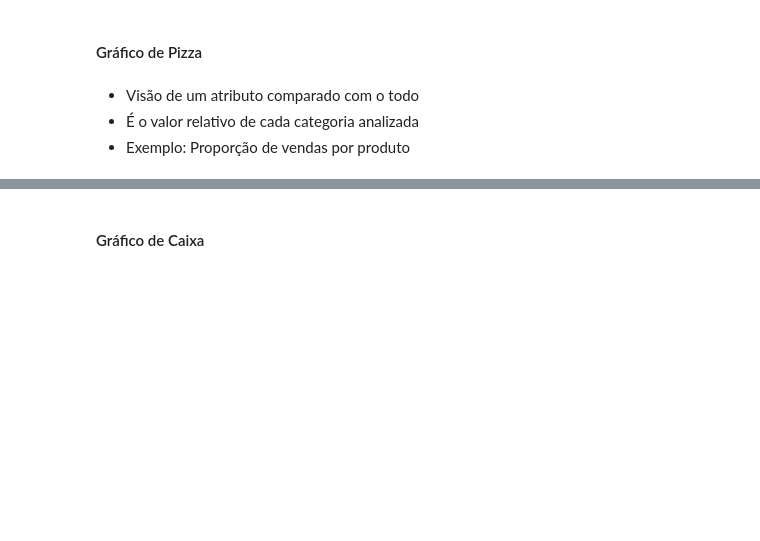
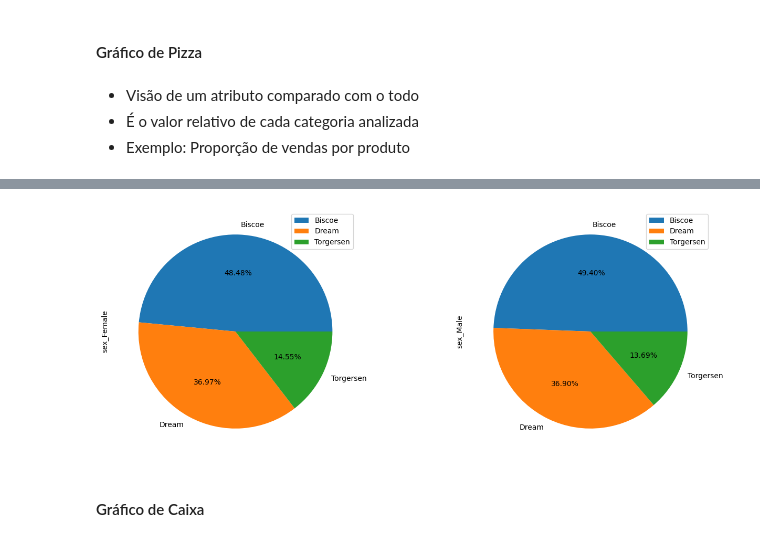
Before and after one commit to eltonflaviolima/Python_e_Dados, a Jupyter notebook: Tecnicas_de_programacao2/Aula01/Aula 1 - Gráficos com Pandas.ipynb, the cells around one changed output, grey strips where cells are left out. Cells and saved outputs as stored; diff of their text form; code cells hidden in the pictures; blank space fills up the shorter version.

```diff
--- a/Tecnicas_de_programacao2/Aula01/Aula 1 - Gráficos com Pandas.ipynb
+++ b/Tecnicas_de_programacao2/Aula01/Aula 1 - Gráficos com Pandas.ipynb
@@ -523,5 +559,10 @@ g2 = peng[peng['sex'] == 'Female'] \
 # %%
 # visualizando a quatidade de pinguins por ilha em pizzas separadas por sexo
+pd.get_dummies(peng, columns=['sex']) \
+    .groupby('island')[['sex_Female', 'sex_Male']].sum() \
+        .plot.pie(subplots=True, figsize=(16, 6), autopct='%.2f%%');
+# %% [output]
+[figure, added]
 # %% [markdown]
 #### Gráfico de Caixa
 # %% [markdown]
```
Also changed, not shown: parts of 56 cells of this notebook, 4 other files.
